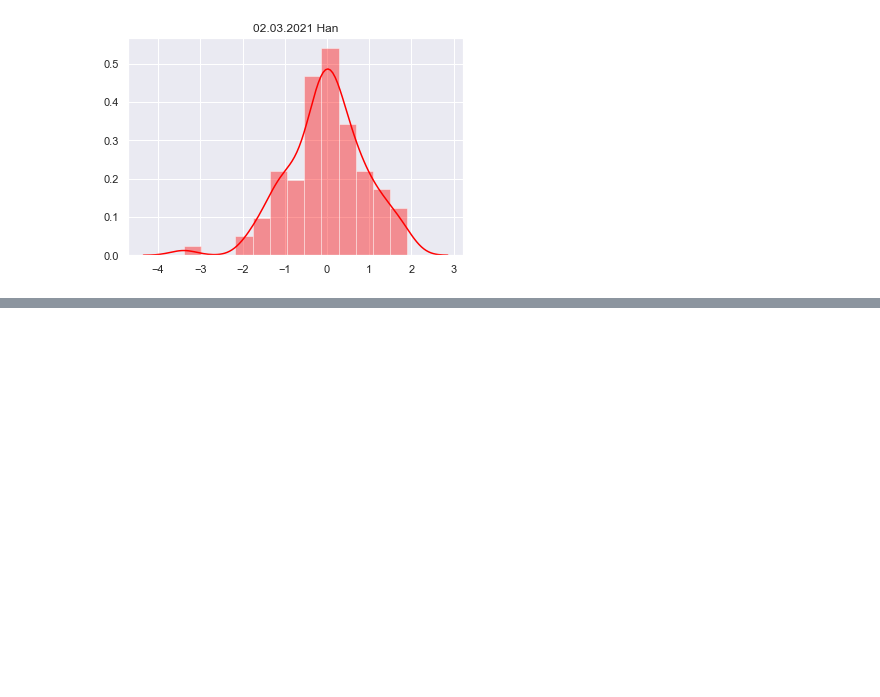
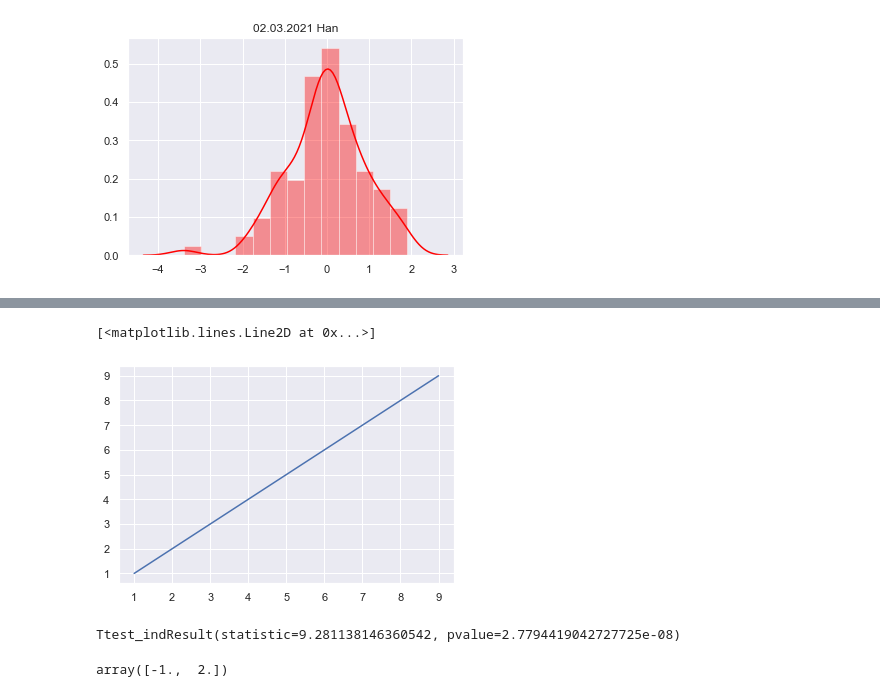
Before and after one commit to hanGemma/2020-11-30Data_Librarian_JHHan, a Jupyter notebook: Modul_3/notebook/example_jupyter.ipynb, the cells around one changed output, grey strips where cells are left out. Cells and saved outputs as stored; diff of their text form; code cells hidden in the pictures; blank space fills up the shorter version.

```diff
--- a/Modul_3/notebook/example_jupyter.ipynb
+++ b/Modul_3/notebook/example_jupyter.ipynb
@@ -27,0 +69,27 @@ Text(0.5, 1.0, '02.03.2021 Han')
+# %%
+import seaborn as sns
+sns.set()
+
+plt.plot(x,x)
+# %% [output]
+[<matplotlib.lines.Line2D at 0x...>]
+[figure, added]
+# %%
+from scipy import stats
+
+x = [12,10,11,13,14,10,13,13,22]
+y = [1,4,2,3,5,2,1,0,0,1,2]
+
+# t-test, to test if the samples have different means
+stats.ttest_ind(x,y)
+# %% [output]
+Ttest_indResult(statistic=9.281138146360542, pvalue=2.7794419042727725e-08)
+# %%
+from sklearn.linear_model import LinearRegression
+X = np.array ([[1,2],[1,2],[2,2],[2,3]])
+y= -1*X[:,0] + 2* X[:,1]
+
+reg = LinearRegression().fit(X,y)
+reg.coef_
+# %% [output]
+array([-1.,  2.])
```
Also changed, not shown: parts of 3 cells of this notebook, 7 other files.
